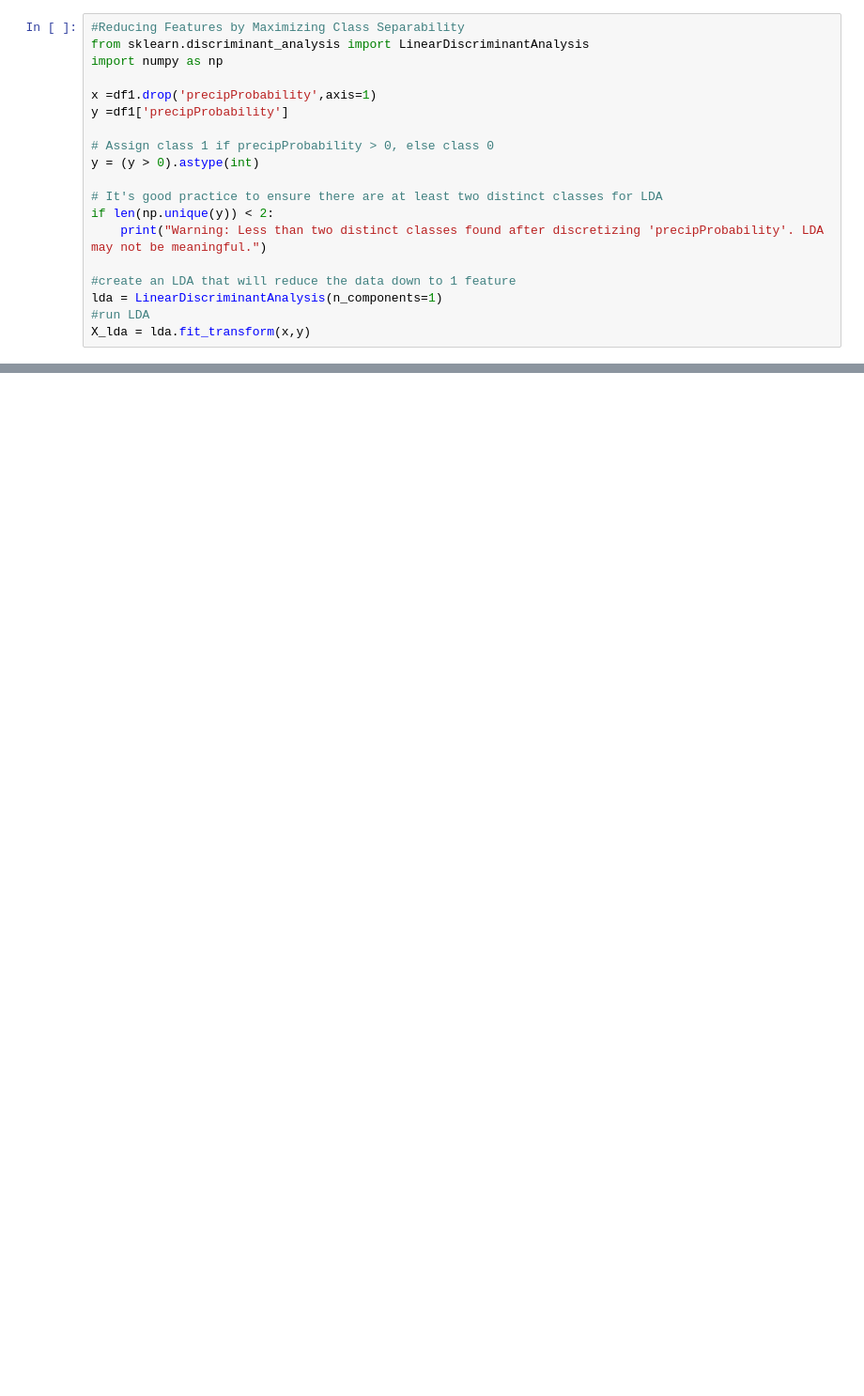
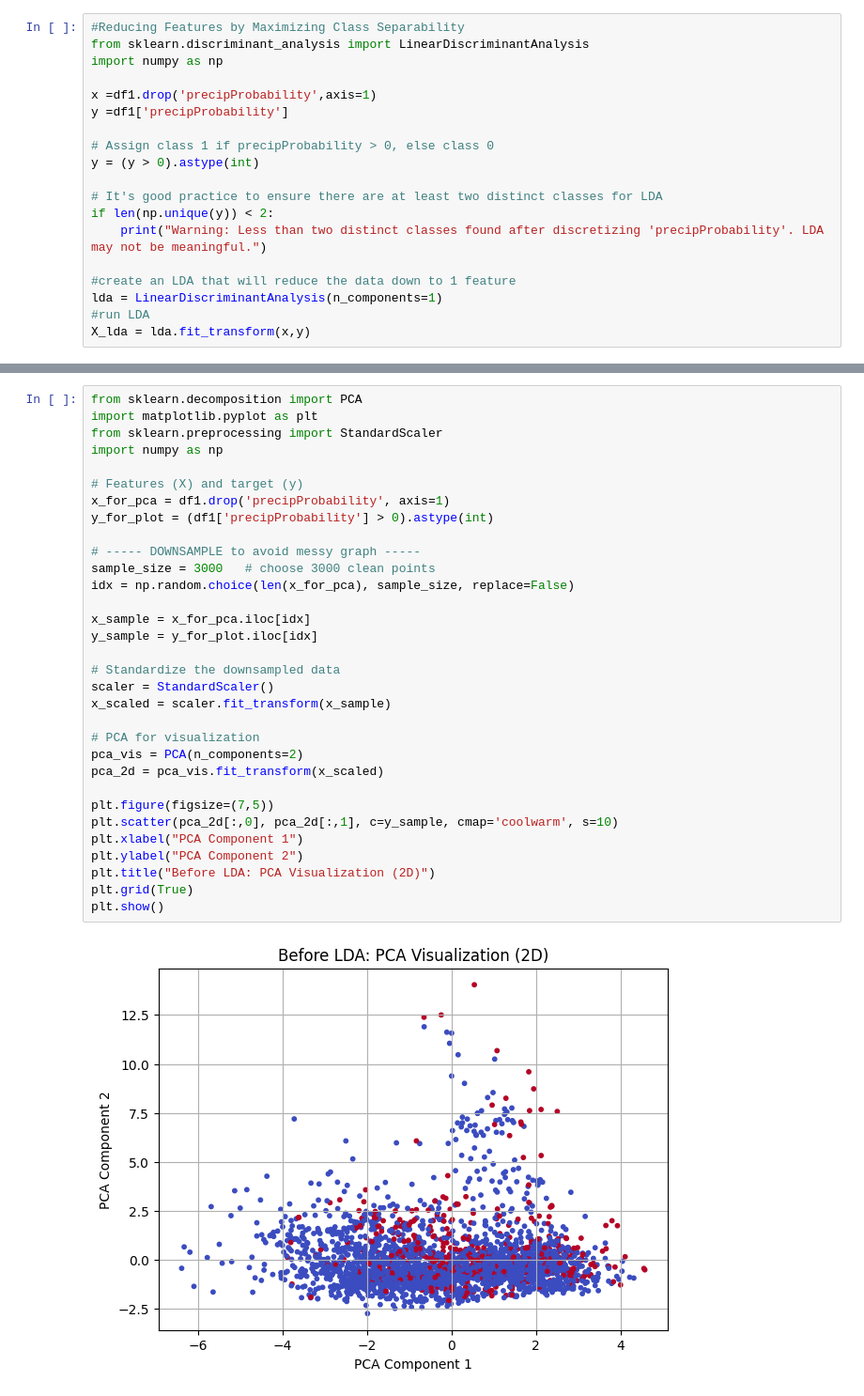
Before and after one commit to jyoti-kumbhar/Data-Science, a Jupyter notebook: prac9_PCA.ipynb, the cells around one changed output, grey strips where cells are left out. Shown: that part at 94% size. Saved outputs shown, nothing was run; the diff lists cells and outputs as text; blank space fills up the shorter version.

```diff
--- a/prac9_PCA.ipynb
+++ b/prac9_PCA.ipynb
@@ -126 +178,35 @@ Original number of features:  26
 Reduced number of features:  1
+# %%
+from sklearn.decomposition import PCA
+import matplotlib.pyplot as plt
+from sklearn.preprocessing import StandardScaler
+import numpy as np
+
+# Features (X) and target (y)
+x_for_pca = df1.drop('precipProbability', axis=1)
+y_for_plot = (df1['precipProbability'] > 0).astype(int)
+
+# ----- DOWNSAMPLE to avoid messy graph -----
+sample_size = 3000   # choose 3000 clean points
+idx = np.random.choice(len(x_for_pca), sample_size, replace=False)
+
+x_sample = x_for_pca.iloc[idx]
+y_sample = y_for_plot.iloc[idx]
+
+# Standardize the downsampled data
+scaler = StandardScaler()
+x_scaled = scaler.fit_transform(x_sample)
+
+# PCA for visualization
+pca_vis = PCA(n_components=2)
+pca_2d = pca_vis.fit_transform(x_scaled)
+
+plt.figure(figsize=(7,5))
+plt.scatter(pca_2d[:,0], pca_2d[:,1], c=y_sample, cmap='coolwarm', s=10)
+plt.xlabel("PCA Component 1")
+plt.ylabel("PCA Component 2")
+plt.title("Before LDA: PCA Visualization (2D)")
+plt.grid(True)
+plt.show()
+# %% [output]
+[figure, added]
```
Also changed, not shown: parts of 7 cells of this notebook.
